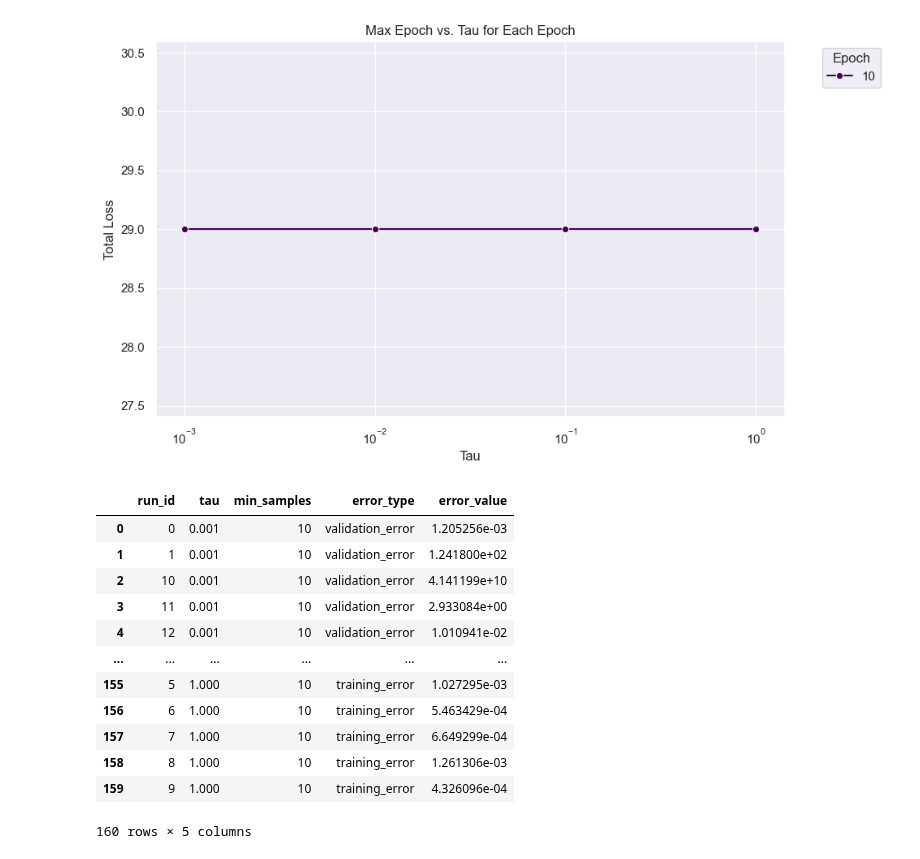
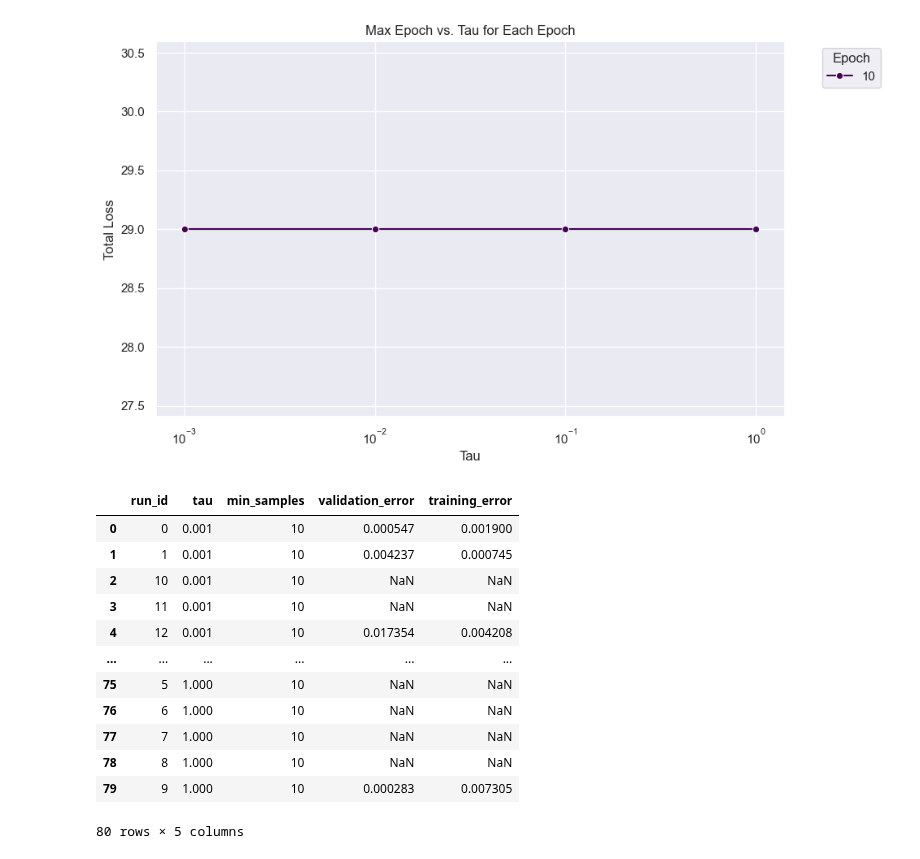
Before and after one commit to mariusdgm/phd-research, a Jupyter notebook: experiments/experiment_distributions/analyze_results.ipynb, the cells around one changed output. Drawn from its saved outputs; the diff is of its cells as text; code cells hidden in the pictures.

```diff
--- a/experiments/experiment_distributions/analyze_results.ipynb
+++ b/experiments/experiment_distributions/analyze_results.ipynb
@@ -13,3 +16,6 @@ root_dir = r".\results\2024Apr11-215305_configs"
+# %%
+# root_dir = r".\results\2024Apr11-215305_configs" # adam
+root_dir = r".\results\2024Apr13-153634_configs" # sgd
 # %%
 def collect_experiment_data(root_dir):
     """
@@ -131,46 +137,43 @@ def collect_bellman_errors(root_dir):
                 # Load the corresponding cfg.yaml file to get parameters
                 cfg_path = os.path.join(subdir, "cfg.yaml")
                 with open(cfg_path, "r") as cfg_file:
                     cfg_data = yaml.safe_load(cfg_file)
 
                 # Extract needed parameters
                 run_id = cfg_data.get("run_id")
                 tau = cfg_data["tau"]
                 min_samples = cfg_data["min_samples"]
 
                 # Create a dictionary with the collected data
                 error_data = {
                     "run_id": run_id,
                     "tau": tau,
                     "min_samples": min_samples,
                     "validation_error": validation_error,
                     "training_error": training_error
                 }
 
                 # Append to the list of all errors
                 all_errors.append(error_data)
 
     # Convert the list of dictionaries to a DataFrame
     return pd.DataFrame(all_errors)
 
 
 # Example usage
 bellman_errors_df = collect_bellman_errors(root_dir)
 bellman_errors_df
-
-bellman_errors_df = pd.melt(bellman_errors_df, id_vars=['run_id', 'tau', 'min_samples'], value_vars=['validation_error', 'training_error'], var_name='error_type', value_name='error_value')
-bellman_errors_df
 # %% [output]
-|  | run_id | tau | min_samples | error_type | error_value |
-| 0 | 0 | 0.001 | 10 | validation_error | 1.205256e-03 |
-| 1 | 1 | 0.001 | 10 | validation_error | 1.241800e+02 |
-| 2 | 10 | 0.001 | 10 | validation_error | 4.141199e+10 |
-| 3 | 11 | 0.001 | 10 | validation_error | 2.933084e+00 |
-| 4 | 12 | 0.001 | 10 | validation_error | 1.010941e-02 |
+|  | run_id | tau | min_samples | validation_error | training_error |
+| 0 | 0 | 0.001 | 10 | 0.000547 | 0.001900 |
+| 1 | 1 | 0.001 | 10 | 0.004237 | 0.000745 |
+| 2 | 10 | 0.001 | 10 | NaN | NaN |
+| 3 | 11 | 0.001 | 10 | NaN | NaN |
+| 4 | 12 | 0.001 | 10 | 0.017354 | 0.004208 |
 | ... | ... | ... | ... | ... | ... |
-| 155 | 5 | 1.000 | 10 | training_error | 1.027295e-03 |
-| 156 | 6 | 1.000 | 10 | training_error | 5.463429e-04 |
-| 157 | 7 | 1.000 | 10 | training_error | 6.649299e-04 |
-| 158 | 8 | 1.000 | 10 | training_error | 1.261306e-03 |
-| 159 | 9 | 1.000 | 10 | training_error | 4.326096e-04 |
+| 75 | 5 | 1.000 | 10 | NaN | NaN |
+| 76 | 6 | 1.000 | 10 | NaN | NaN |
+| 77 | 7 | 1.000 | 10 | NaN | NaN |
+| 78 | 8 | 1.000 | 10 | NaN | NaN |
+| 79 | 9 | 1.000 | 10 | 0.000283 | 0.007305 |
-160 rows × 5 columns
+80 rows × 5 columns
```
Also changed, not shown: parts of 12 cells of this notebook, 1 other file.
